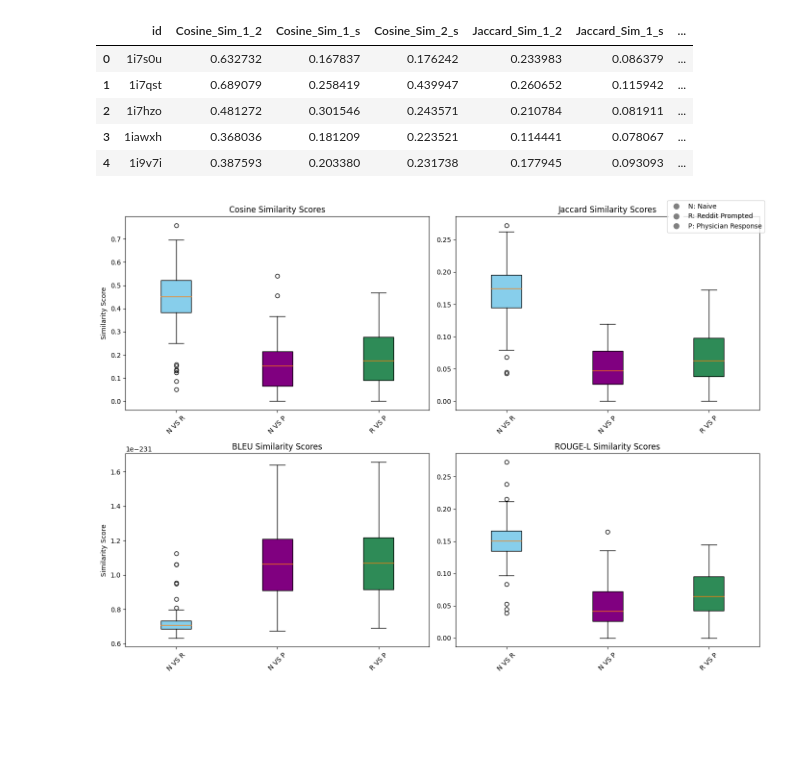
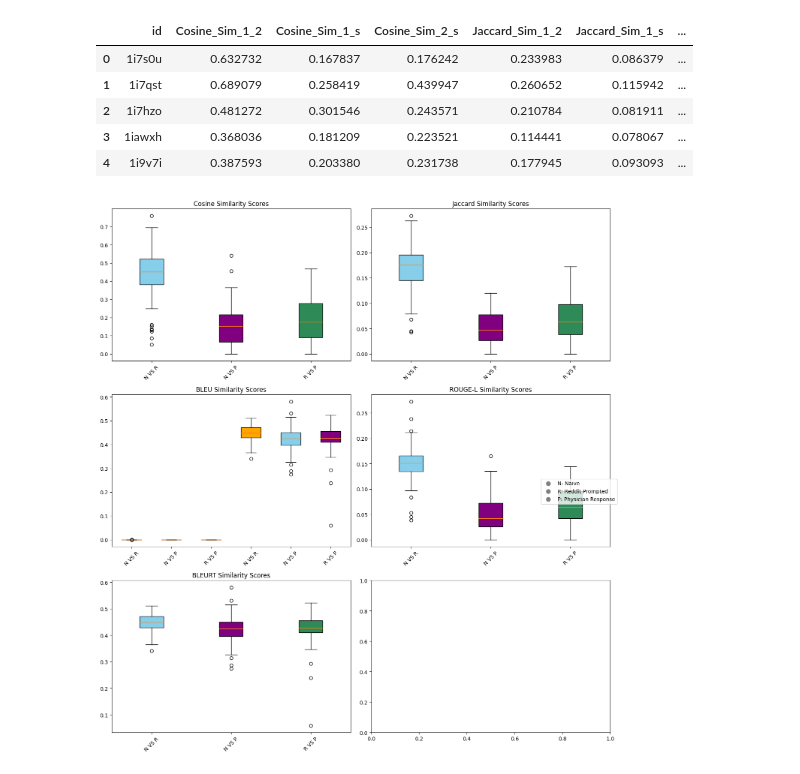
Before and after one commit to anikabansal21/NLP-Final-project, a Jupyter notebook: final_analysis.ipynb, the cells around one changed output. Cells and saved outputs as stored; diff of their text form; code cells hidden in the pictures; blank space fills up the shorter version.

Commit message:
added bleurt scores

```diff
--- a/final_analysis.ipynb
+++ b/final_analysis.ipynb
@@ -6,7 +31,6 @@ from nltk.translate.bleu_score import sentence_bleu
 
 file_path = 'final_generated_responses_corrected.csv'
 data = pd.read_csv(file_path)
-
 # Define Jaccard similarity function
 def jaccard_similarity(doc1, doc2):
     words_doc1 = set(doc1.split())
@@ -49,8 +73,8 @@ cosine_similarities = cosine_similarity(tfidf_matrix)
 similarity_results = pd.DataFrame(data['id'], columns=['id'])
 
 # Calculating all similarities
-similarity_functions = [cosine_similarity, jaccard_similarity, sentence_bleu, calculate_rouge_l]
-labels = ['Cosine', 'Jaccard', 'BLEU', 'ROUGE_L']
+similarity_functions = [cosine_similarity, jaccard_similarity, sentence_bleu, calculate_rouge_l, bleurt_scorer.score]
+labels = ['Cosine', 'Jaccard', 'BLEU', 'ROUGE_L', 'BLEURT']
 
 # Calculate all pairwise comparisons
 for func, label in zip(similarity_functions, labels):
@@ -59,11 +83,16 @@ for func, label in zip(similarity_functions, labels):
              ('generated_response_prompt2', 'physician_comments')]
 
     for pair in pairs:
-        col_name = f'{label}_Sim_{pair[0][-1]}_{pair[1][-1]}'  # Correct column name creation based on prompts and comments
+        col_name = f'{label}_Sim_{pair[0][-1]}_{pair[1][-1]}'
         if func == cosine_similarity:
             similarity_results[col_name] = [
                 func(tfidf_vectorizer.transform([row[pair[0]]]),
                      tfidf_vectorizer.transform([row[pair[1]]]))[0, 0]
+                for index, row in data.iterrows()
+            ]
+        elif label == 'BLEURT':  # BLEURT scoring requires a slightly different approach
+            similarity_results[col_name] = [
+                func(references=[row[pair[0]]], candidates=[row[pair[1]]])[0]
                 for index, row in data.iterrows()
             ]
         else:
@@ -106,73 +135,55 @@ final_analysis_path = 'final_analysis.csv'
 final_analysis_data = pd.read_csv(final_analysis_path)
 final_analysis_data.head()
 
-colors = ['skyblue', 'purple', 'seagreen']
+colors = ['skyblue', 'purple', 'seagreen', 'orange']  # Added one more color for BLEURT
+
 def apply_box_color(bp, colors):
     for patch, color in zip(bp['boxes'], colors):
         patch.set_facecolor(color)
 
-fig, axs = plt.subplots(2, 2, figsize=(14, 10), sharey=False)
+# Adjusting subplot layout to accommodate an additional row for BLEURT
+fig, axs = plt.subplots(3, 2, figsize=(14, 15), sharey=False)
 
-# Cosine similarity plots
+# Filter columns for each similarity type
 cosine_cols = [col for col in final_analysis_data.columns if 'Cosine' in col]
-
-# Jaccard similarity plots
 jaccard_cols = [col for col in final_analysis_data.columns if 'Jaccard' in col]
-
-# BLEU similarity plots
 bleu_cols = [col for col in final_analysis_data.columns if 'BLEU' in col]
-
-# ROUGE-L similarity plots
 rouge_cols = [col for col in final_analysis_data.columns if 'ROUGE_L' in col]
+bleurt_cols = [col for col in final_analysis_data.columns if 'BLEURT' in col]  # New BLEURT columns
 
 rename_labels = {
-    '1': 'N',
-    '2': 'R',
-    's': 'P'
+    '1': 'N',  # Naive
+    '2': 'R',  # Reddit-Prompted
+    's': 'P'   # Physician Response
 }
 
 def rename_axis_labels(labels):
     new_labels = []
     for label in labels:
         parts = label.split('_')
         new_label = f'{rename_labels[parts[-2][0]]} VS {rename_labels[parts[-1][0]]}'
         new_labels.append(new_label)
     return new_labels
 
-# Cosine similarity plots with new labels
-bp_cosine = axs[0, 0].boxplot(final_analysis_data[cosine_cols], patch_artist=True)
-axs[0, 0].set_title('Cosine Similarity Scores')
-axs[0, 0].set_ylabel('Similarity Score')
-axs[0, 0].set_xticklabels(rename_axis_labels(cosine_cols), rotation=45)
-apply_box_color(bp_cosine, colors * (len(cosine_cols)//3))
+# Plot each similarity type with updated labels and colors
+for i, (cols, title) in enumerate(zip([cosine_cols, jaccard_cols, bleu_cols, rouge_cols, bleurt_cols],
+                                      ['Cosine Similarity Scores', 'Jaccard Similarity Scores',
+                                       'BLEU Similarity Scores', 'ROUGE-L Similarity Scores', 'BLEURT Similarity Scores'])):
+    ax = axs[i//2, i%2]
+    bp = ax.boxplot(final_analysis_data[cols], patch_artist=True)
+    ax.set_title(title)
+    ax.set_xticklabels(rename_axis_labels(cols), rotation=45)
+    apply_box_color(bp, colors * (len(cols)//3))
 
-# Jaccard similarity plots with new labels
-bp_jaccard = axs[0, 1].boxplot(final_analysis_data[jaccard_cols], patch_artist=True)
-axs[0, 1].set_title('Jaccard Similarity Scores')
-axs[0, 1].set_xticklabels(rename_axis_labels(jaccard_cols), rotation=45)
-apply_box_color(bp_jaccard, colors * (len(jaccard_cols)//3))
-
-# BLEU similarity plots with new labels
-bp_bleu = axs[1, 0].boxplot(final_analysis_data[bleu_cols], patch_artist=True)
-axs[1, 0].set_title('BLEU Similarity Scores')
-axs[1, 0].set_ylabel('Similarity Score')
-axs[1, 0].set_xticklabels(rename_axis_labels(bleu_cols), rotation=45)
-apply_box_color(bp_bleu, colors * (len(bleu_cols)//3))
-
-# ROUGE-L similarity plots with new labels
-bp_rouge = axs[1, 1].boxplot(final_analysis_data[rouge_cols], patch_artist=True)
-axs[1, 1].set_title('ROUGE-L Similarity Scores')
-axs[1, 1].set_xticklabels(rename_axis_labels(rouge_cols), rotation=45)
-apply_box_color(bp_rouge, colors * (len(rouge_cols)//3))
-
+# Adjust subplot for legend placement
+fig.subplots_adjust(right=0.85, top=0.95)
 # Create legend explaining each label
 labels = ['N: Naive', 'R: Reddit Prompted', 'P: Physician Response']
 handles = [plt.Line2D([0], [0], marker='o', color='w', label=label,
                       markerfacecolor='gray', markersize=10) for label in labels]
-fig.legend(handles=handles, loc='upper right')
+fig.legend(handles=handles, loc='upper right', bbox_to_anchor=(1, 0.5))
 
-# Adjust layout
 plt.tight_layout()
 plt.show()
 # %% [output]
-[figure, old version]
+[figure, new version]
```
Also changed, not shown: parts of 1 cell of this notebook, 1 other file.
